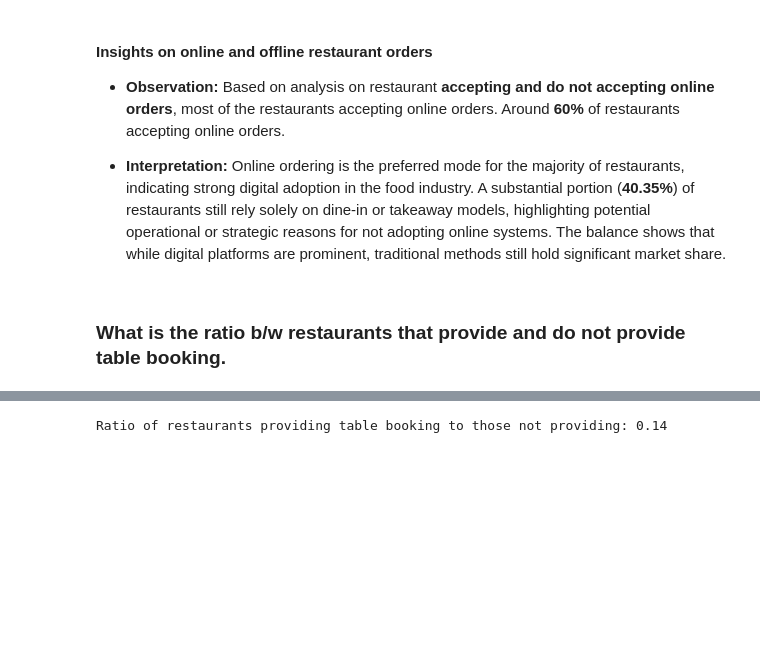
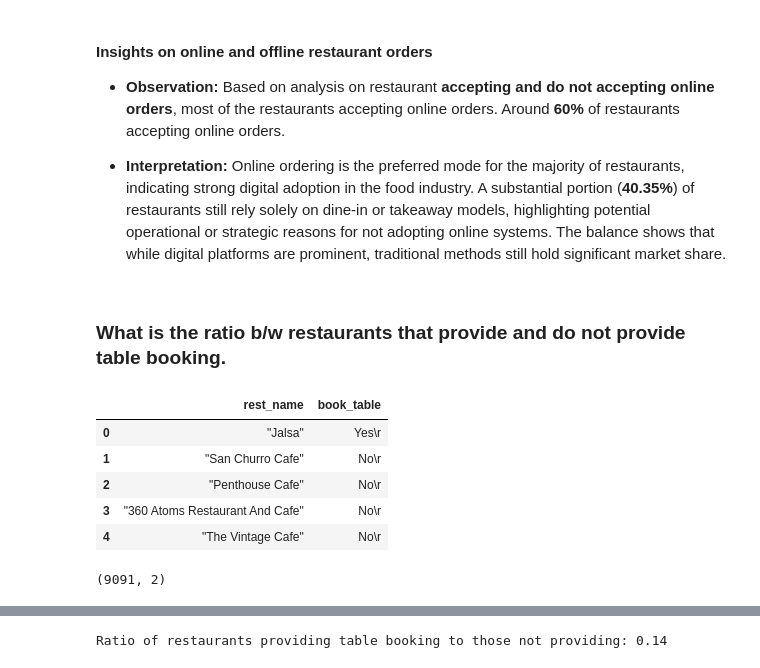
Before and after one commit to Bhuvi128/Bengaluru-Restaurant-Trends-Analysis, a Jupyter notebook: Bengaluru Restaurant Trends Analysis.ipynb, the cells around one changed output, grey strips where cells are left out. Saved outputs shown, nothing was run; the diff lists cells and outputs as text; code cells hidden in the pictures; blank space fills up the shorter version.

```diff
--- a/Bengaluru Restaurant Trends Analysis.ipynb
+++ b/Bengaluru Restaurant Trends Analysis.ipynb
@@ -165,3 +165,22 @@ Percentage of restaurants not accepting online orders: 40.35%
   Online ordering is the preferred mode for the majority of restaurants, indicating strong digital adoption in the food industry. A substantial portion (**40.35%**) of restaurants still rely solely on dine-in or takeaway models, highlighting potential operational or strategic reasons for not adopting online systems. The balance shows that while digital platforms are prominent, traditional methods still hold significant market share.
 # %% [markdown]
 ### What is the ratio b/w restaurants that provide and do not provide table booking.
+# %%
+query = """
+select re.rest_name, sv.book_table
+from restaurant re left join services sv
+on re.restaurant_id = sv.restaurant_id;
+"""
+table_book_rest = pd.read_sql(query, conn)
+table_book_rest.head()
+# %% [output]
+|  | rest_name | book_table |
+| 0 | "Jalsa" | Yes\r |
+| 1 | "San Churro Cafe" | No\r |
+| 2 | "Penthouse Cafe" | No\r |
+| 3 | "360 Atoms Restaurant And Cafe" | No\r |
+| 4 | "The Vintage Cafe" | No\r |
+# %%
+table_book_rest.shape
+# %% [output]
+(9091, 2)
```
Also changed, not shown: parts of 1 cell of this notebook, 1 other file.
